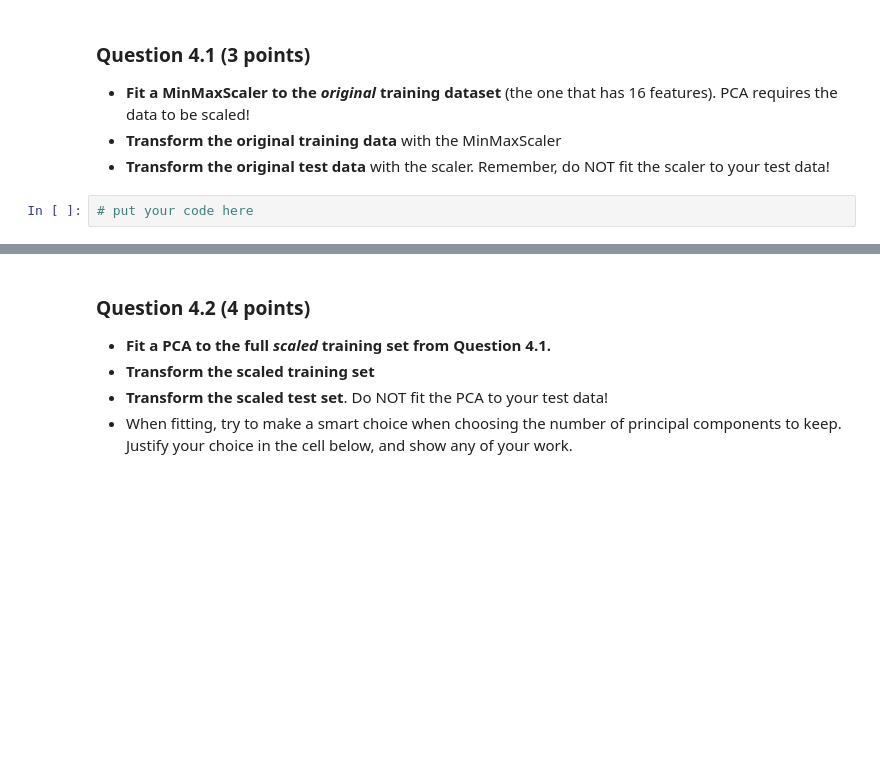
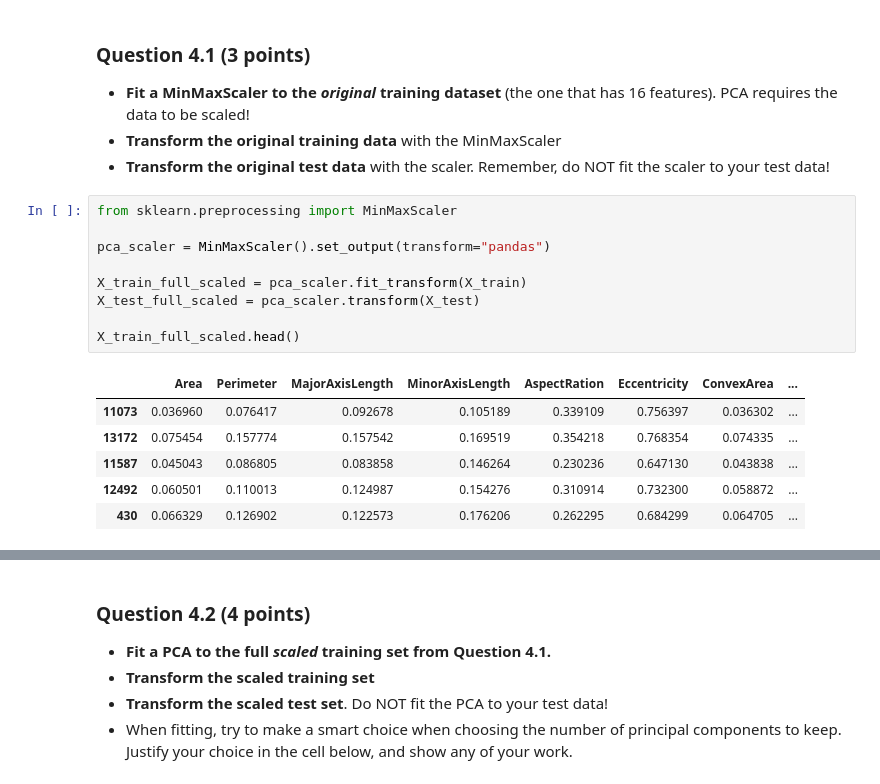
Before and after one commit to camkorson/CMSE202-f26-turnin, a Jupyter notebook: hw-04/HW-04_Classification_And_Preprocessing-STUDENT.ipynb, the cells around one changed output, grey strips where cells are left out. Saved outputs shown, nothing was run; the diff lists cells and outputs as text; blank space fills up the shorter version.

```diff
--- a/hw-04/HW-04_Classification_And_Preprocessing-STUDENT.ipynb
+++ b/hw-04/HW-04_Classification_And_Preprocessing-STUDENT.ipynb
@@ -727,7 +727,21 @@ This part of the homework will have you explore PCA more.  For this, you will wa
 * **Transform the original training data** with the MinMaxScaler
 * **Transform the original test data** with the scaler.  Remember, do NOT fit the scaler to your test data!
 # %%
-# put your code here
+from sklearn.preprocessing import MinMaxScaler
+
+pca_scaler = MinMaxScaler().set_output(transform="pandas")
+
+X_train_full_scaled = pca_scaler.fit_transform(X_train)
+X_test_full_scaled = pca_scaler.transform(X_test)
+
+X_train_full_scaled.head()
+# %% [output]
+|  | Area | Perimeter | MajorAxisLength | MinorAxisLength | AspectRation | Eccentricity | ConvexArea | ... |
+| 11073 | 0.036960 | 0.076417 | 0.092678 | 0.105189 | 0.339109 | 0.756397 | 0.036302 | ... |
+| 13172 | 0.075454 | 0.157774 | 0.157542 | 0.169519 | 0.354218 | 0.768354 | 0.074335 | ... |
+| 11587 | 0.045043 | 0.086805 | 0.083858 | 0.146264 | 0.230236 | 0.647130 | 0.043838 | ... |
+| 12492 | 0.060501 | 0.110013 | 0.124987 | 0.154276 | 0.310914 | 0.732300 | 0.058872 | ... |
+| 430 | 0.066329 | 0.126902 | 0.122573 | 0.176206 | 0.262295 | 0.684299 | 0.064705 | ... |
 # %% [markdown]
 <!-- END QUESTION -->
 <!-- DO NOT MODIFY OR DELETE THIS CELL -->
```
Also changed, not shown: parts of 2 cells of this notebook.
